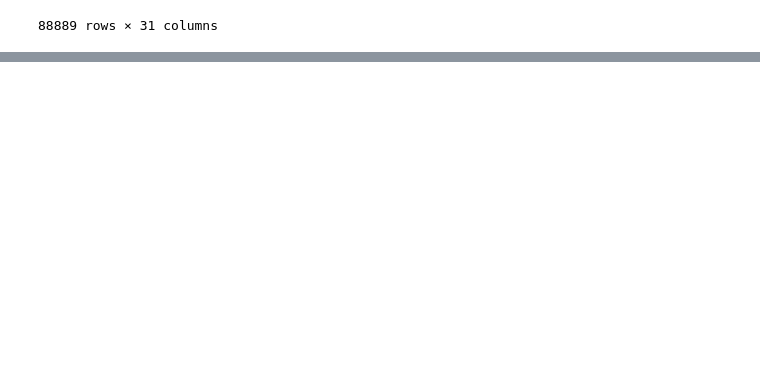
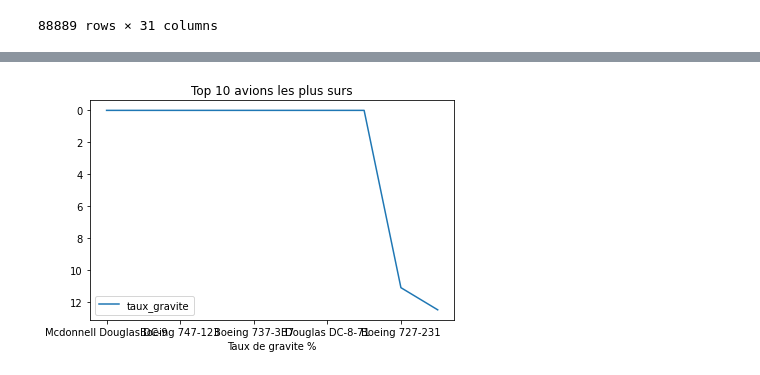
Before and after one commit to RoodHym/projet_phase_1, a Jupyter notebook: final_phase_1.ipynb, the cells around one changed output, grey strips where cells are left out. Saved outputs shown, nothing was run; the diff lists cells and outputs as text; code cells hidden in the pictures; blank space fills up the shorter version.

```diff
--- a/final_phase_1.ipynb
+++ b/final_phase_1.ipynb
@@ -33,0 +115,4 @@ Pour le dataset, je les rends plus faciles à utiliser  en supprimant les lignes
+# %%
+#analyse
+accident_model = data['avionmodel'].value_counts()
+accident_model
@@ -33,0 +132,16 @@ Pour le dataset, je les rends plus faciles à utiliser  en supprimant les lignes
+# %%
+#analyse injury
+if 'Injury.Severity' in data.columns:
+    graves = data[data['Injury.Severity'].str.contains('Fatal|Serious', na=False)]
+    accidents_grave = graves['avionmodel'].value_counts()
+else:
+    accidents_graves = pd.series(dtype=int)
+# %%
+risque = pd.DataFrame({
+    'total_accidents':accident_model,
+    'accidents_graves':accidents_grave
+}).fillna(0)
+#Calcul pourcentage de la gravite d'un accident
+risque['taux_gravite'] = 100 * risque['accidents_graves'] / risque['total_accidents']
+risque = risque.sort_values(by='taux_gravite')
+risque
@@ -33,0 +162,3 @@ Pour le dataset, je les rends plus faciles à utiliser  en supprimant les lignes
+# %%
+top_avions = risque[risque['total_accidents'] >=5].head(10)
+top_avions
@@ -33,0 +177,8 @@ Pour le dataset, je les rends plus faciles à utiliser  en supprimant les lignes
+# %%
+top_avions.plot(y='taux_gravite', title='Top 10 avions les plus surs')
+plt.xlabel('Taux de gravite %')
+plt.gca().invert_yaxis()
+plt.tight_layout()
+plt.show()
+# %% [output]
+[figure, added]
```
Also changed, not shown: parts of 11 cells of this notebook.
